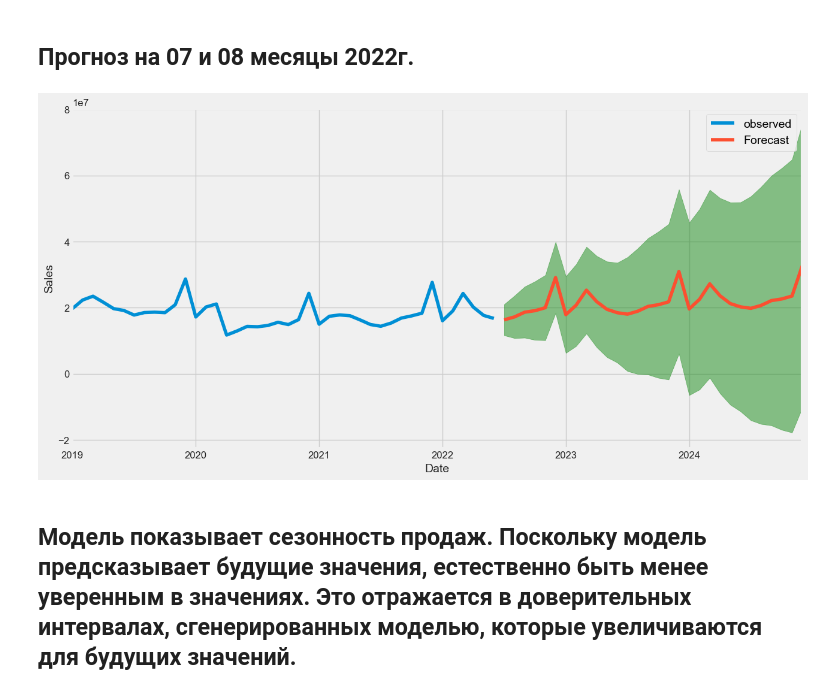
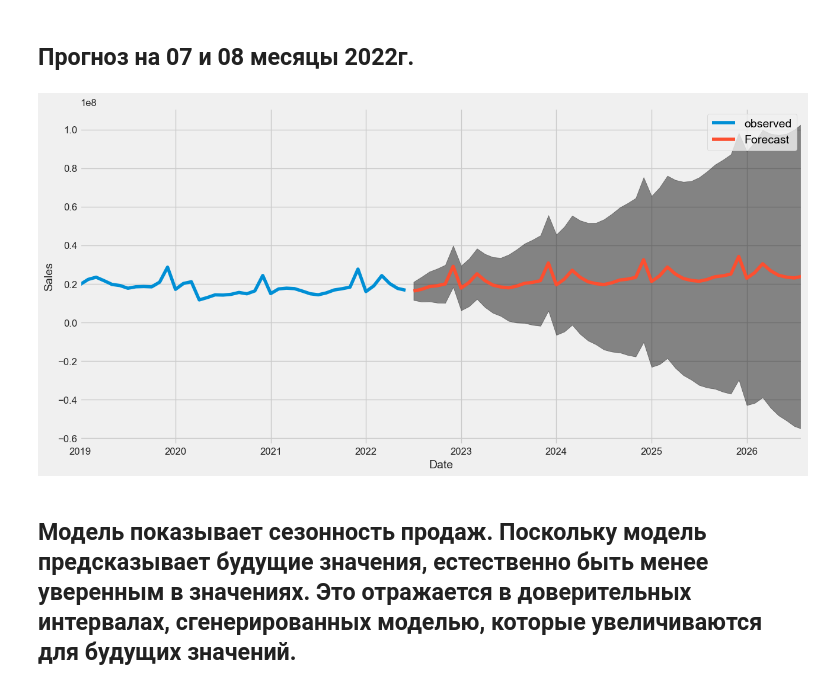
Before and after one commit to OriginalModo/FORECAST_TESTT, a Jupyter notebook: Retail_Forecast.ipynb, the cells around one changed output. Cells and saved outputs as stored; diff of their text form; code cells hidden in the pictures.

```diff
--- a/Retail_Forecast.ipynb
+++ b/Retail_Forecast.ipynb
@@ -126,6 +130,6 @@ plt.show()
 # %%
 from pylab import rcParams
-rcParams['figure.figsize'] = 18, 8
+rcParams['figure.figsize'] = 18, 12
 
 decomposition = sm.tsa.seasonal_decompose(y, model='additive')
 fig = decomposition.plot()
@@ -272,20 +298,20 @@ plt.show()
 # %% [markdown]
 ## Прогноз на 07 и 08 месяцы 2022г.
 # %%
-pred_uc = results.get_forecast(steps=30)
+pred_uc = results.get_forecast(steps=50)
 pred_ci = pred_uc.conf_int()
 
 ax = y.plot(label='observed', figsize=(14, 7))
 pred_uc.predicted_mean.plot(ax=ax, label='Forecast')
 ax.fill_between(pred_ci.index,
                 pred_ci.iloc[:, 0],
-                pred_ci.iloc[:, 1], color='g', alpha=.45)
+                pred_ci.iloc[:, 1], color='k', alpha=.45)
 ax.set_xlabel('Date')
 ax.set_ylabel('Sales')
 
 plt.legend()
 plt.show()
 # %% [output]
-[figure, old version]
+[figure, new version]
 # %% [markdown]
 ## Модель показывает сезонность продаж. Поскольку модель предсказывает будущие значения, естественно быть менее уверенным в значениях. Это отражается в доверительных интервалах, сгенерированных моделью, которые увеличиваются для будущих значений.
```
Also changed, not shown: parts of 18 cells of this notebook.
